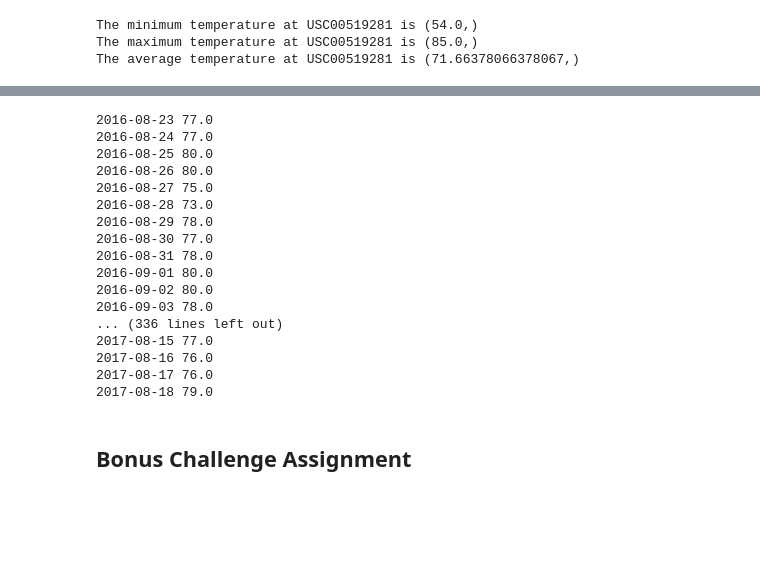
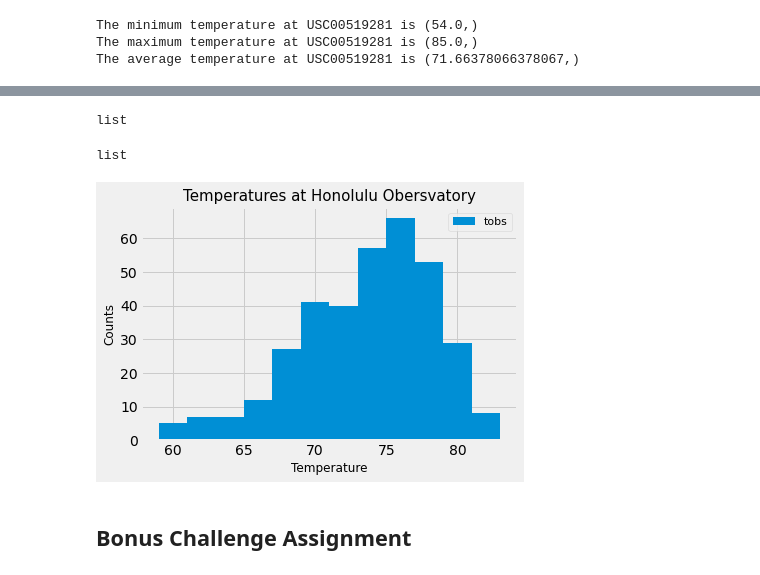
Before and after one commit to acsours/sqlalchemy-challenge, a Jupyter notebook: climate_starter.ipynb, the cells around one changed output, grey strips where cells are left out. Cells and saved outputs as stored; diff of their text form; code cells hidden in the pictures; blank space fills up the shorter version.

```diff
--- a/climate_starter.ipynb
+++ b/climate_starter.ipynb
@@ -350,4 +355,8 @@ The average temperature at USC00519281 is (71.66378066378067,)
 # year_prcp=session.query(Measurement.date, Measurement.prcp)\
 #     .filter(Measurement.date >= year_ago).all()
 
-active_station_data=session.query(Measurement).filter(Measurement.station=='USC00519281').filter(Measurement.date >= year_ago)
+station_results=session.query(Measurement.tobs)\
+                    .filter(Measurement.station=='USC00519281')\
+                    .filter(Measurement.date >= year_ago).all()
+
+station_results
@@ -354,24 +381,22 @@ active_station_data=session.query(Measurement).filter(Measurement.station=='USC0
-# %%
-for each_row in active_station_data:
-    print(each_row.date, each_row.tobs)
-# %% [output]
-2016-08-23 77.0
-2016-08-24 77.0
-2016-08-25 80.0
-2016-08-26 80.0
-2016-08-27 75.0
-2016-08-28 73.0
-2016-08-29 78.0
-2016-08-30 77.0
-2016-08-31 78.0
-2016-09-01 80.0
-2016-09-02 80.0
-2016-09-03 78.0
-... (336 lines left out)
-2017-08-15 77.0
-2017-08-16 76.0
-2017-08-17 76.0
-2017-08-18 79.0
+# %%
+type(station_results)
+# %% [output]
+list
+# %%
+active_station_temps=[each_result[0] for each_result in station_results]
+# %%
+type(active_station_temps)
+# %% [output]
+list
+# %%
+plt.hist(active_station_temps, bins=12, label='tobs')
+plt.xlabel('Temperature', fontsize=12)
+plt.ylabel('Counts', fontsize=12)
+plt.title('Temperatures at Honolulu Obersvatory', fontsize=15)
+plt.legend(loc='best', prop={'size':11})
+plt.show()
+# %% [output]
+[figure, added]
 # %% [markdown]
 ## Bonus Challenge Assignment
 # %%
```
Also changed, not shown: parts of 2 cells of this notebook.
